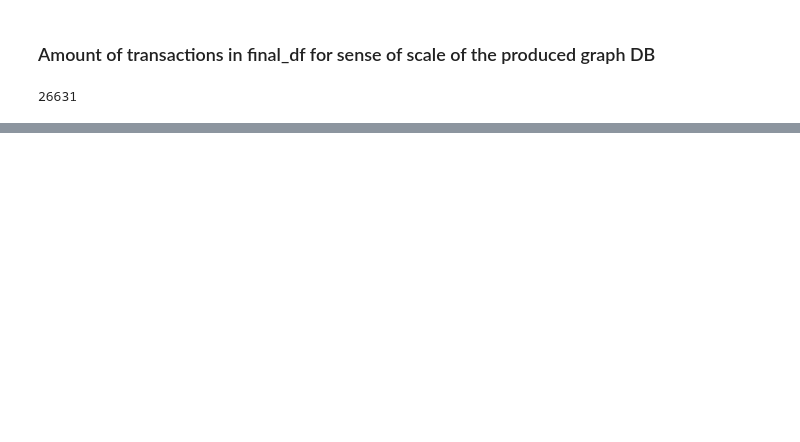
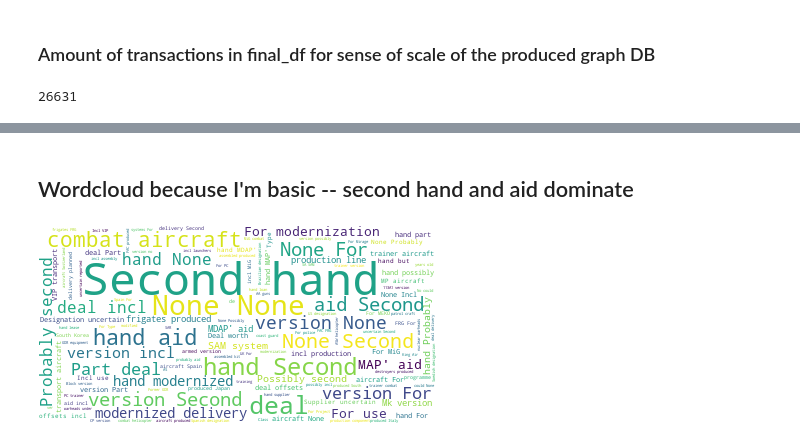
Before and after one commit to MichaelBurak/arms-trade-analysis, a Jupyter notebook: sipri-trades.ipynb, the cells around one changed output, grey strips where cells are left out. Saved outputs shown, nothing was run; the diff lists cells and outputs as text; code cells hidden in the pictures; blank space fills up the shorter version.

```diff
--- a/sipri-trades.ipynb
+++ b/sipri-trades.ipynb
@@ -1483,0 +1604,10 @@ time_df.tail()
+# %% [markdown]
+## Wordcloud because I'm basic -- second hand and aid dominate
+# %%
+wordcloud = WordCloud(background_color="white", max_words=5000, contour_width=3, contour_color='steelblue')
+
+wordcloud.generate(clean_comments.to_string())
+
+wordcloud.to_image()
+# %% [output]
+[figure, added]
```
Also changed, not shown: parts of 21 cells of this notebook, 1 other file.
